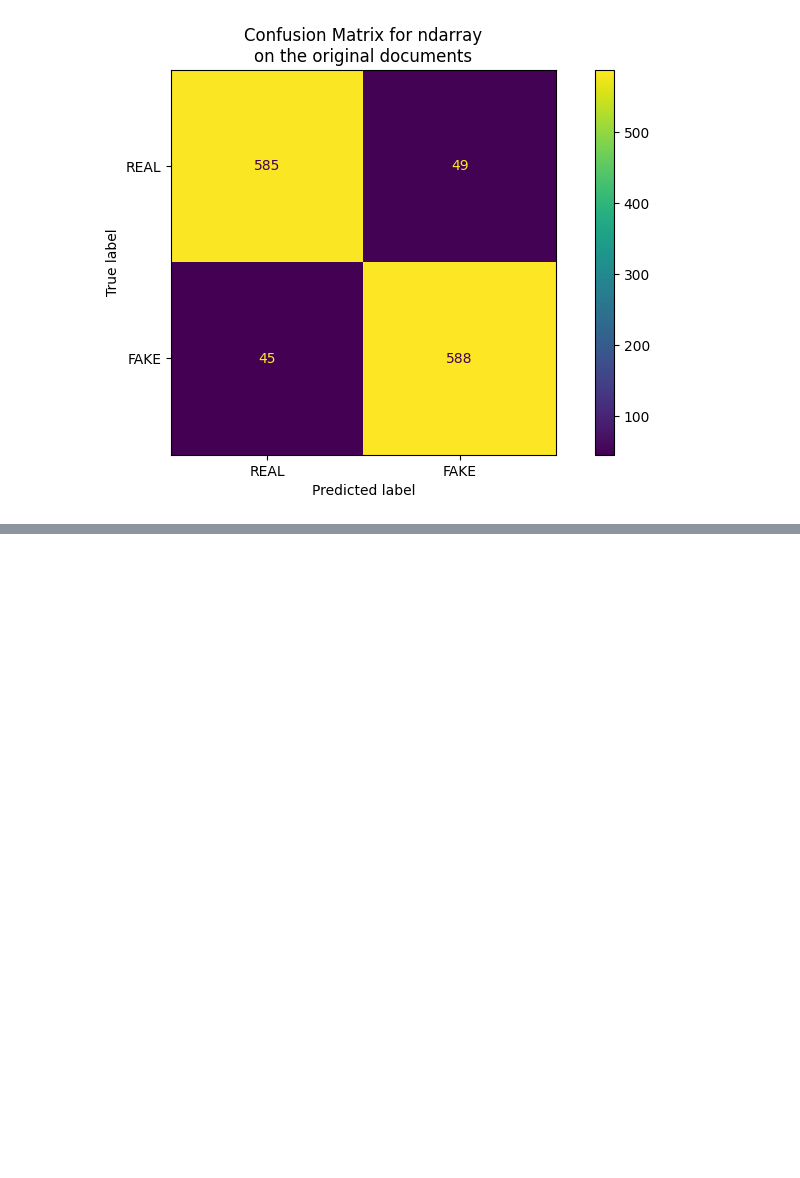
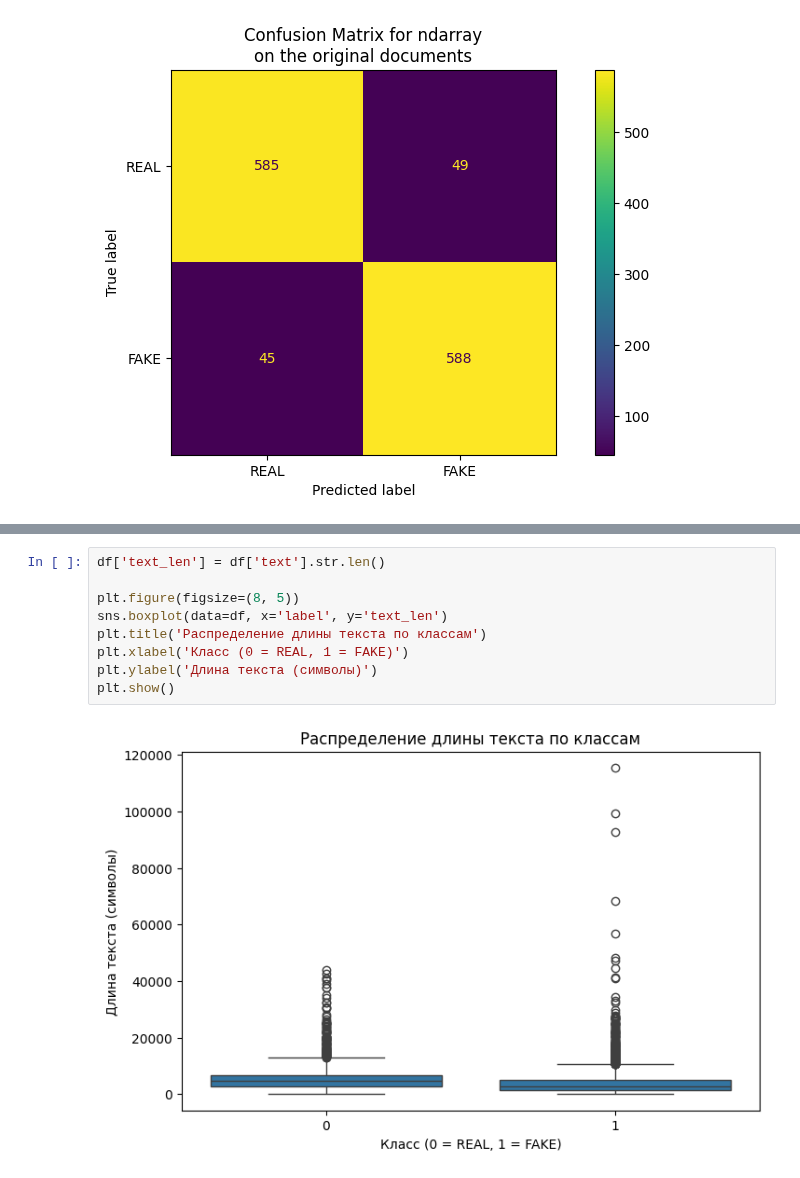
Before and after one commit to AleksandrMac/learning, a Jupyter notebook: ai/practic/1.1/1.1_task.ipynb, the cells around one changed output, grey strips where cells are left out. Drawn from its saved outputs; the diff is of its cells as text; blank space fills up the shorter version.

```diff
--- a/ai/practic/1.1/1.1_task.ipynb
+++ b/ai/practic/1.1/1.1_task.ipynb
@@ -125,0 +167,11 @@ _ = ax.set_title(
+# %%
+df['text_len'] = df['text'].str.len()
+
+plt.figure(figsize=(8, 5))
+sns.boxplot(data=df, x='label', y='text_len')
+plt.title('Распределение длины текста по классам')
+plt.xlabel('Класс (0 = REAL, 1 = FAKE)')
+plt.ylabel('Длина текста (символы)')
+plt.show()
+# %% [output]
+[figure, added]
```
Also changed, not shown: parts of 9 cells of this notebook.
